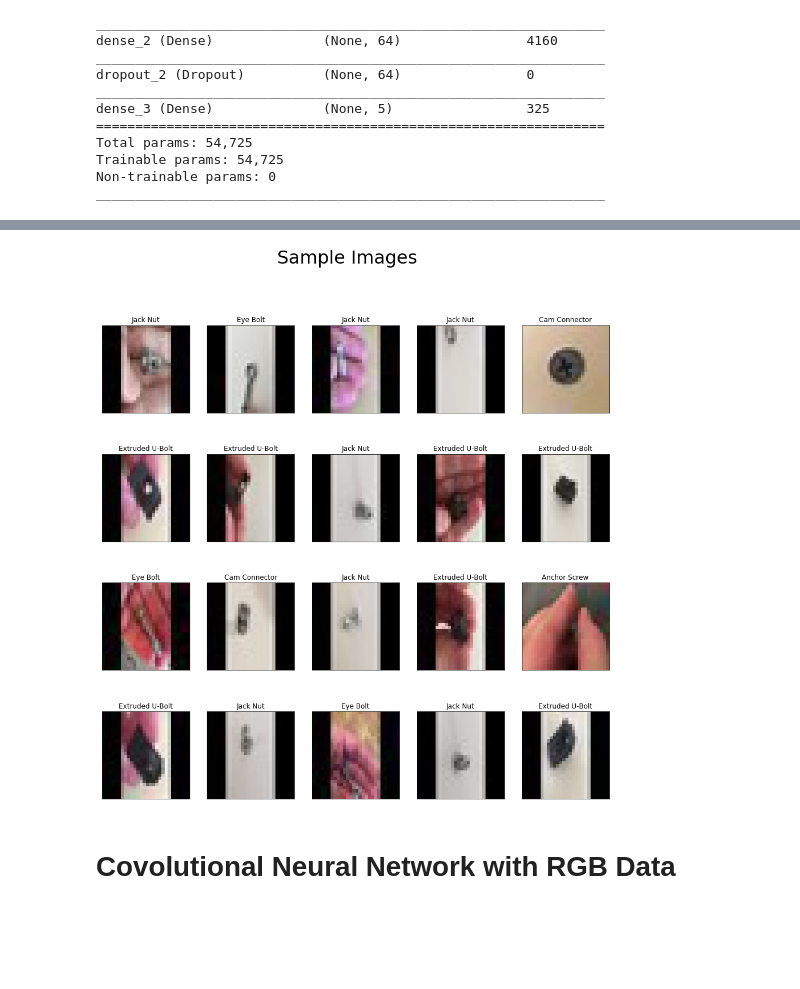
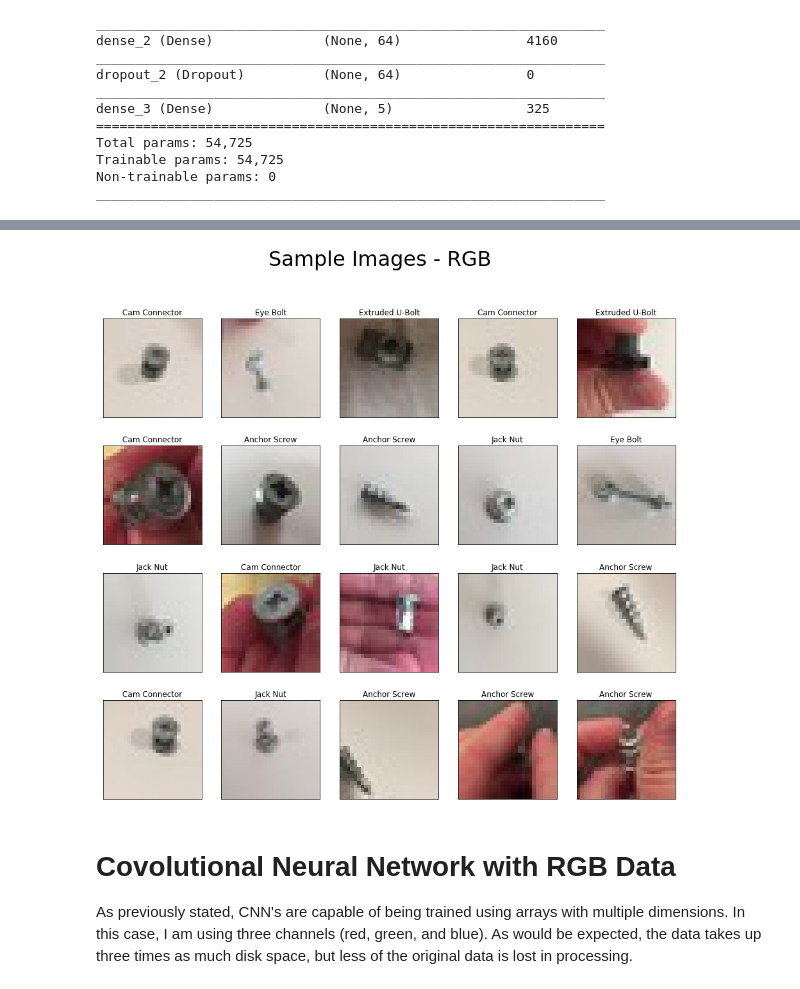
Before and after one commit to brandonsteed/hardware, a Jupyter notebook: classifying-hardware-from-images.ipynb, the cells around one changed output, grey strips where cells are left out. Cells and saved outputs as stored; diff of their text form; code cells hidden in the pictures; blank space fills up the shorter version.

```diff
--- a/classifying-hardware-from-images.ipynb
+++ b/classifying-hardware-from-images.ipynb
@@ -245,29 +265,32 @@ y_val = np.load('y-val-rgb.npy')
 X_test = np.load('X-test-rgb.npy')
 y_test = np.load('y-test-rgb.npy')
 # %%
-plt.figure(figsize=(16, 16))
+# Displaying images again, this time in color
+plt.figure(figsize=(16, 14))
 for i in np.arange(20):
     plt.subplot(4, 5, i + 1)
     if y_train[i] == 0:
         plt.title('Cam Connector')
     if y_train[i] == 1:
         plt.title('Anchor Screw')
     if y_train[i] == 2:
         plt.title('Eye Bolt')
     if y_train[i] == 3:
         plt.title('Extruded U-Bolt')
     if y_train[i] == 4:
         plt.title('Jack Nut')
     plt.imshow(X_train[i])
     plt.xticks(())
     plt.yticks(())
-plt.suptitle('Sample Images', fontsize=32)
+plt.suptitle('Sample Images - RGB', fontsize=32)
 
 plt.show()
 # %% [output]
-[figure, old version]
+[figure, new version]
-# %% [markdown]
-# Covolutional Neural Network with RGB Data
+# %% [markdown]
+# Covolutional Neural Network with RGB Data
+
+As previously stated, CNN's are capable of being trained using arrays with multiple dimensions.  In this case, I am using three channels (red, green, and blue).  As would be expected, the data takes up three times as much disk space, but less of the original data is lost in processing.
 # %%
 # input image dimensions, from the data
 img_rows, img_cols = 28, 28
```
Also changed, not shown: parts of 47 cells of this notebook.
